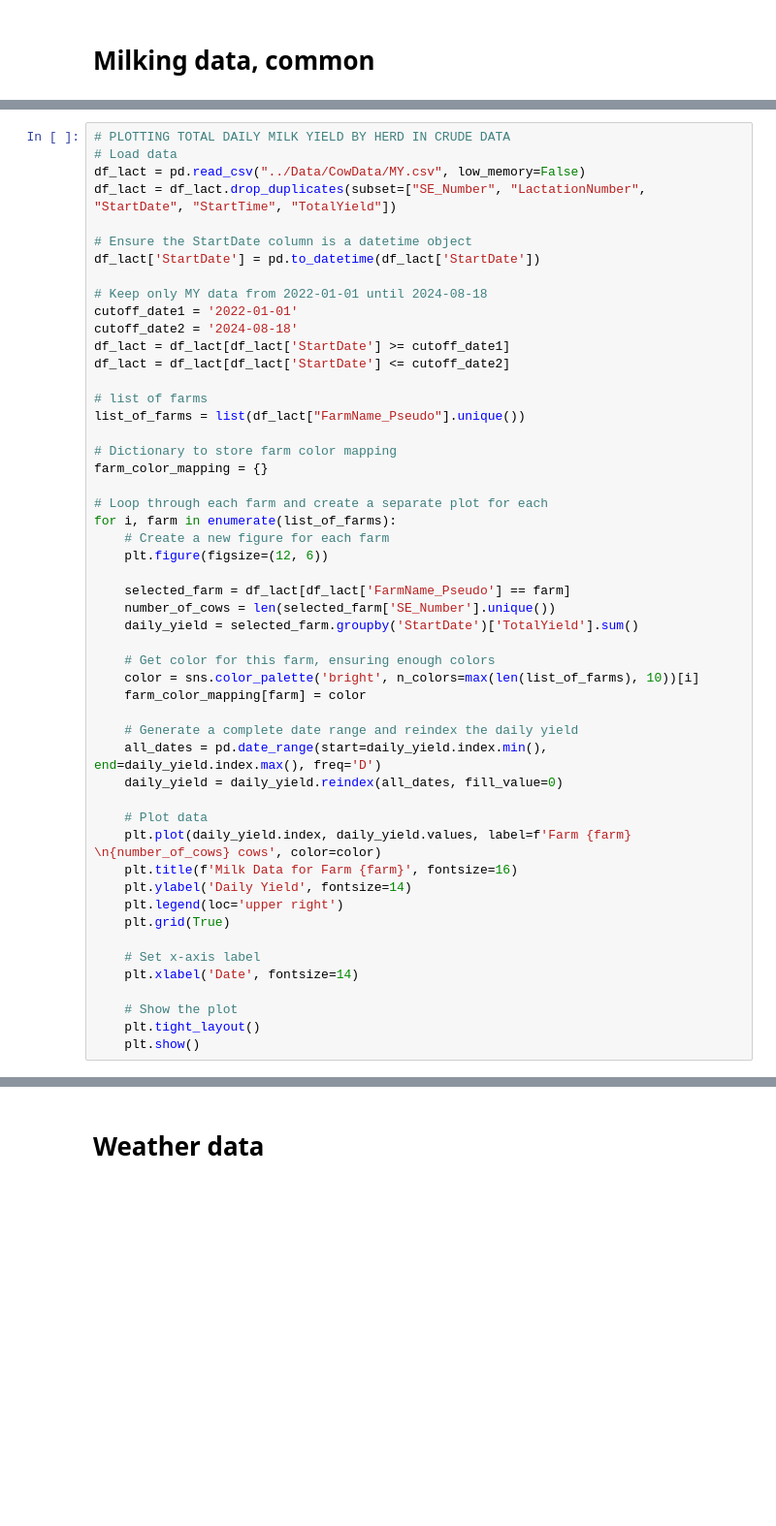
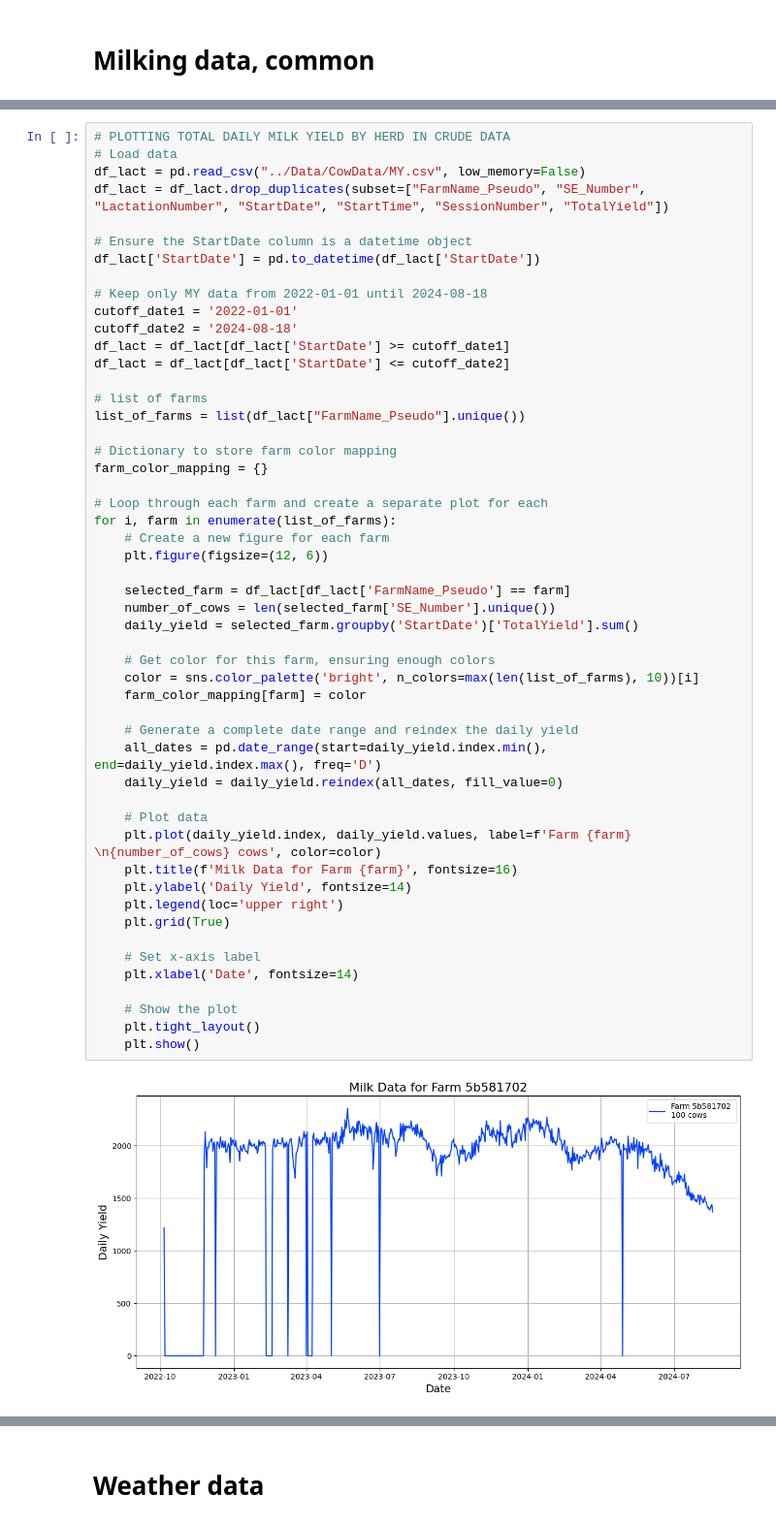
Before and after one commit to pgullstrand/Gigacow-tools, a Jupyter notebook: Projects/HeatStressEvaluation/DataPreprocessing/BuilingDataset.ipynb, the cells around one changed output, grey strips where cells are left out. Shown at 97% size. Drawn from its saved outputs; the diff is of its cells as text; blank space fills up the shorter version.

```diff
--- a/Projects/HeatStressEvaluation/DataPreprocessing/BuilingDataset.ipynb
+++ b/Projects/HeatStressEvaluation/DataPreprocessing/BuilingDataset.ipynb
@@ -1370,7 +1874,7 @@ dfmy4.to_csv("../Data/CowData/MY.csv", index=False)
 # PLOTTING TOTAL DAILY MILK YIELD BY HERD IN CRUDE DATA
 # Load data
 df_lact = pd.read_csv("../Data/CowData/MY.csv", low_memory=False)
-df_lact = df_lact.drop_duplicates(subset=["SE_Number", "LactationNumber", "StartDate", "StartTime", "TotalYield"])
+df_lact = df_lact.drop_duplicates(subset=["FarmName_Pseudo", "SE_Number", "LactationNumber", "StartDate", "StartTime", "SessionNumber", "TotalYield"])
 
 # Ensure the StartDate column is a datetime object
 df_lact['StartDate'] = pd.to_datetime(df_lact['StartDate'])
@@ -1390,30 +1894,32 @@ farm_color_mapping = {}
 # Loop through each farm and create a separate plot for each
 for i, farm in enumerate(list_of_farms):
     # Create a new figure for each farm
     plt.figure(figsize=(12, 6))
 
     selected_farm = df_lact[df_lact['FarmName_Pseudo'] == farm]
     number_of_cows = len(selected_farm['SE_Number'].unique())
     daily_yield = selected_farm.groupby('StartDate')['TotalYield'].sum()
 
     # Get color for this farm, ensuring enough colors
     color = sns.color_palette('bright', n_colors=max(len(list_of_farms), 10))[i]
     farm_color_mapping[farm] = color
 
     # Generate a complete date range and reindex the daily yield
     all_dates = pd.date_range(start=daily_yield.index.min(), end=daily_yield.index.max(), freq='D')
     daily_yield = daily_yield.reindex(all_dates, fill_value=0)
 
     # Plot data
     plt.plot(daily_yield.index, daily_yield.values, label=f'Farm {farm} \n{number_of_cows} cows', color=color)
     plt.title(f'Milk Data for Farm {farm}', fontsize=16)
     plt.ylabel('Daily Yield', fontsize=14)
     plt.legend(loc='upper right')
     plt.grid(True)
 
     # Set x-axis label
     plt.xlabel('Date', fontsize=14)
 
     # Show the plot
     plt.tight_layout()
     plt.show()
+# %% [output]
+[figure, added]
```
Also changed, not shown: parts of 86 cells of this notebook.
